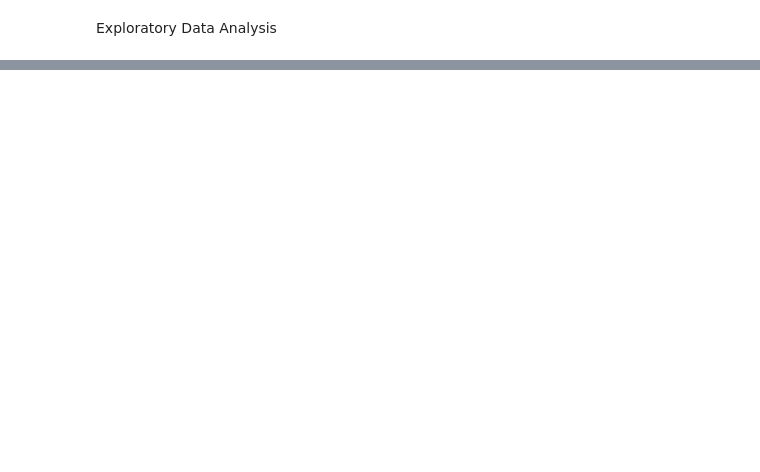
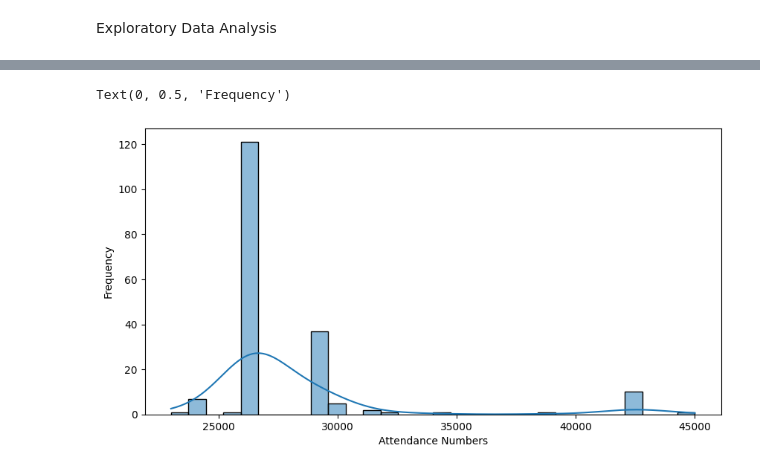
Before and after one commit to HenriqueGuima/music_festivals, a Jupyter notebook: main.ipynb, the cells around one changed output, grey strips where cells are left out. Saved outputs shown, nothing was run; the diff lists cells and outputs as text; code cells hidden in the pictures; blank space fills up the shorter version.

```diff
--- a/main.ipynb
+++ b/main.ipynb
@@ -27,0 +76,5 @@ Exploratory Data Analysis
+# %%
+copyData['Attendance_Numbers'] = copyData['Attendance_Numbers'].apply(lambda x: (int(x.split('-')[0]) + int(x.split('-')[1])) / 2 if isinstance(x, str) and '-' in x else float(x))
+copyData['Attendance_Numbers'] = copyData['Attendance_Numbers'] * 1000
+copyData['Attendance_Numbers'] = copyData['Attendance_Numbers'].astype(int)
+copyData
@@ -27,0 +95,8 @@ Exploratory Data Analysis
+# %%
+sns.histplot(data=copyData, x='Attendance_Numbers', bins=30, kde=True)
+plt.gcf().set_size_inches(10, 5)
+plt.xlabel('Attendance Numbers')
+plt.ylabel('Frequency')
+# %% [output]
+Text(0, 0.5, 'Frequency')
+[figure, added]
```
Also changed, not shown: parts of 15 cells of this notebook, 2 other files.
